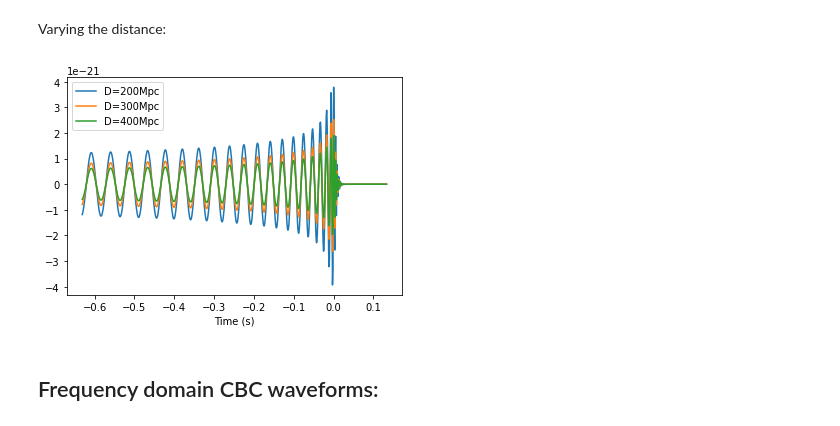
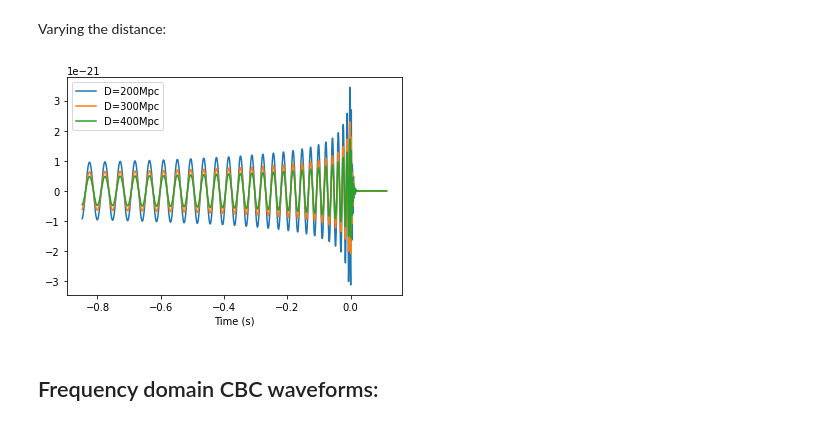
Before and after one commit to astrophysicsvivien/GWA2021, a Jupyter notebook: chapter2.ipynb, the cells around one changed output. Drawn from its saved outputs; the diff is of its cells as text; code cells hidden in the pictures.

```diff
--- a/chapter2.ipynb
+++ b/chapter2.ipynb
@@ -128,17 +136,17 @@ Varying the distance:
 # %%
 for d in [200,300,400]:
     hp, hc = get_td_waveform(approximant="SEOBNRv4_opt",
-                             mass1=m1,
-                             mass2=m2,
+                             mass1=30.,
+                             mass2=30.,
                              delta_t=1./1024.,
                              distance=d,
                              f_lower=20)
     plt.plot(hp.sample_times,hp,label='D='+str(d)+'Mpc')
 
 plt.xlabel('Time (s)')
 plt.legend();
 # %% [output]
-[figure, old version]
+[figure, new version]
 # %% [markdown]
 ## Frequency domain CBC waveforms:
 # %%
```
Also changed, not shown: parts of 5 cells of this notebook.
